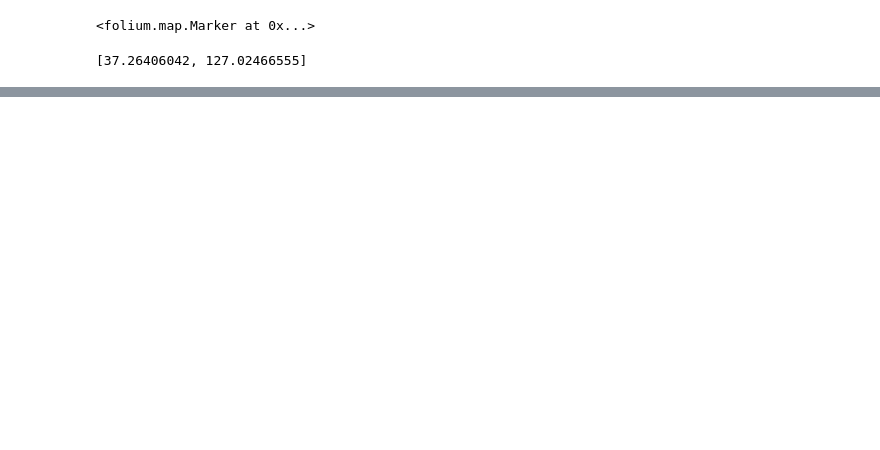
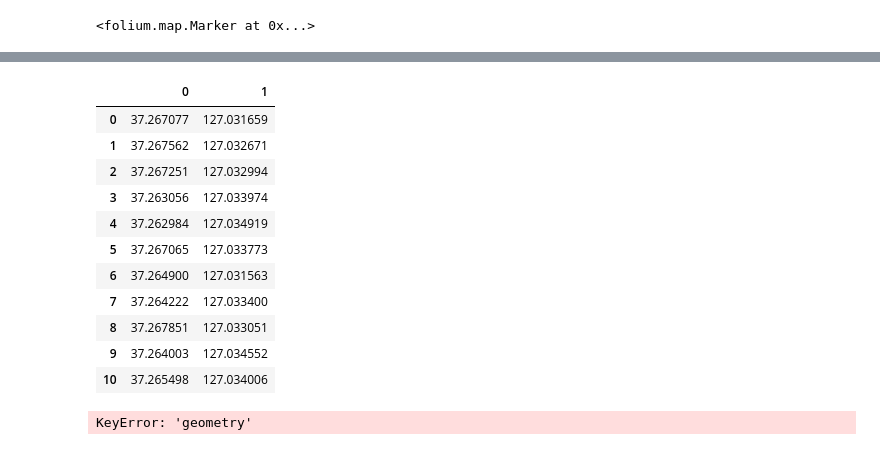
Before and after one commit to jekim99/concave_suwon, a Jupyter notebook: concave.ipynb, the cells around one changed output, grey strips where cells are left out. Saved outputs shown, nothing was run; the diff lists cells and outputs as text; code cells hidden in the pictures; blank space fills up the shorter version.

Commit message:
220409_1:get inside

```diff
--- a/concave.ipynb
+++ b/concave.ipynb
@@ -20,9 +22,8 @@ Randomly generated geopoint (http://www.geomidpoint.com/random/)
 data = pd.read_csv("./data/random.csv", usecols=['latitude', 'longitude'])
 
 d_list = data.values.tolist()
-print(d_list[0])
+# print(d_list[0])
+# print(data)
-# %% [output]
-[37.26406042, 127.02466555]
 # %%
 fire_center = d_list[len(d_list) - 1]
 print(fire_center)
@@ -38,13 +39,39 @@ fmap
 [interactive output not drawn]
 # %%
 def haversine_distance(point, center):
-	del_lat = point[0] - center[0]
-	del_lon = point[1] - center[1]
+	lat1, lon1, lat2, lon2 = map(radians, [point[0], point[1], center[0], center[1]])
+	del_lat = lat1 - lat2
+	del_lon = lon1 - lon2
 
-	a = sin(del_lat / 2) ** 2 + cos(point[0]) * cos(center[0]) * sin(del_lon / 2) **2
+	a = sin(del_lat / 2) ** 2 + cos(lat1) * cos(lat2) * sin(del_lon / 2) **2
 	c = 2 * asin(sqrt(a))
 	r = 6371 # radius of earth in km
-	return c * r * 1000 # return in m
+	return c * r * 1000 #return m
 # %%
 def get_inside(d_list, center, radius):
-	return
+	inside_id = [i for i in range(0, len(d_list)) if haversine_distance(d_list[i], center) <= radius]
+	inside_points = [d_list[i] for i in inside_id]
+
+	points = gpd.GeoDataFrame(inside_points)
+
+	return points
+# %%
+points = get_inside(d_list, fire_center, 300)
+points
+# %% [output]
+|  | 0 | 1 |
+| 0 | 37.267077 | 127.031659 |
+| 1 | 37.267562 | 127.032671 |
+| 2 | 37.267251 | 127.032994 |
+| 3 | 37.263056 | 127.033974 |
+| 4 | 37.262984 | 127.034919 |
+| 5 | 37.267065 | 127.033773 |
+| 6 | 37.264900 | 127.031563 |
+| 7 | 37.264222 | 127.033400 |
+| 8 | 37.267851 | 127.033051 |
+| 9 | 37.264003 | 127.034552 |
+| 10 | 37.265498 | 127.034006 |
+# %%
+hull = alphashape.alphashape(points)
+# %% [output]
+KeyError: 'geometry'
```
Also changed, not shown: parts of 1 cell of this notebook.
